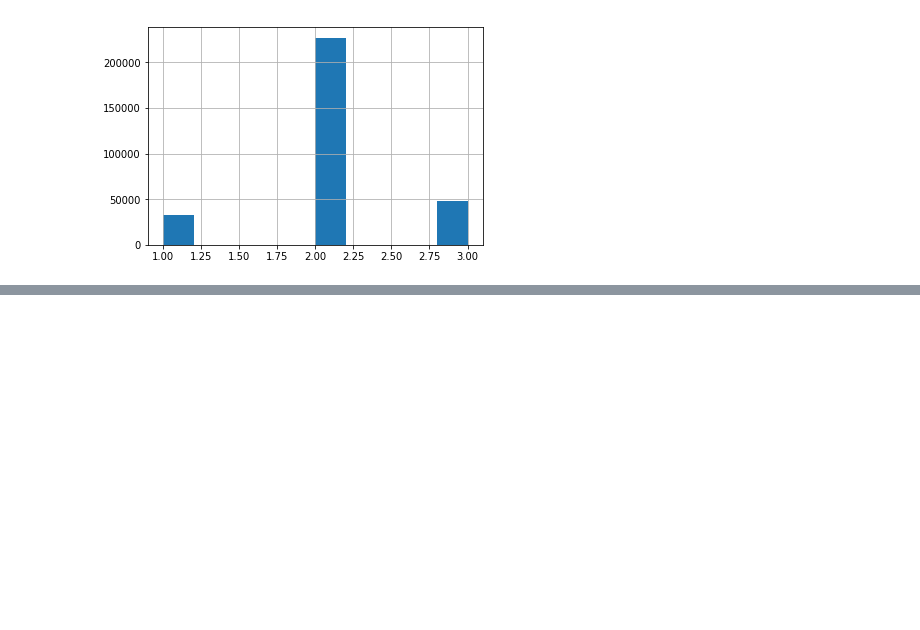
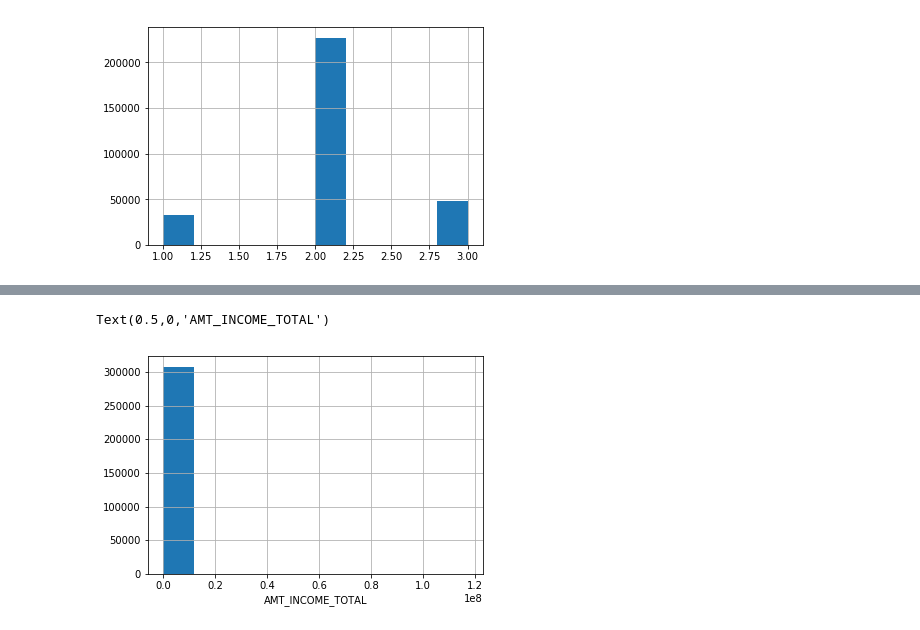
Before and after one commit to psop/2nd-ML100Days, a Jupyter notebook: homework/Day_005_HW.ipynb, the cells around one changed output, grey strips where cells are left out. Cells and saved outputs as stored; diff of their text form; code cells hidden in the pictures; blank space fills up the shorter version.

```diff
--- a/homework/Day_005_HW.ipynb
+++ b/homework/Day_005_HW.ipynb
@@ -57,0 +71,6 @@ app_train['REGION_RATING_CLIENT'].hist(bins=10)
+# %%
+app_train['AMT_INCOME_TOTAL'].hist()
+plt.xlabel('AMT_INCOME_TOTAL')
+# %% [output]
+Text(0.5,0,'AMT_INCOME_TOTAL')
+[figure, added]
```
Also changed, not shown: parts of 3 cells of this notebook.
